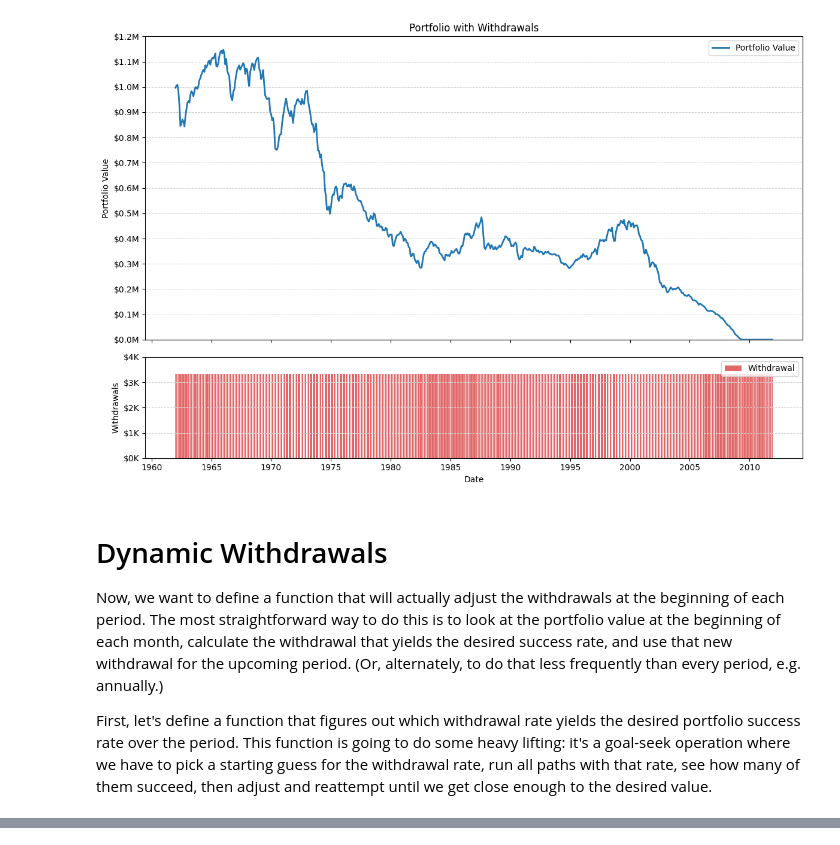
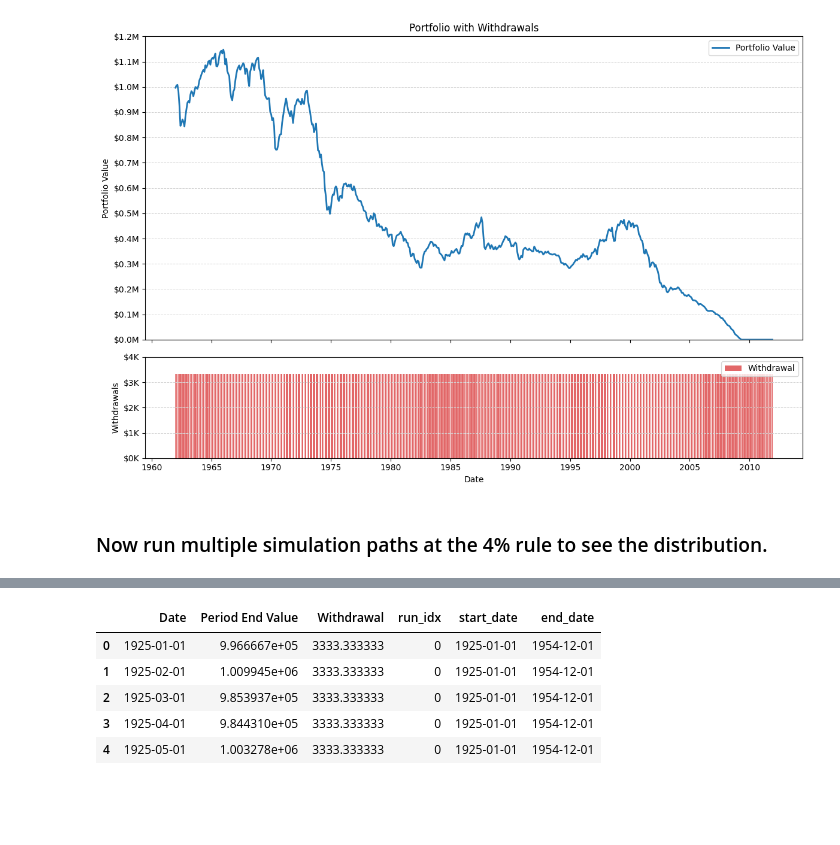
Before and after one commit to rogercost/fire-guardrails, a Jupyter notebook: Guardrails.ipynb, the cells around one changed output, grey strips where cells are left out. Cells and saved outputs as stored; diff of their text form; code cells hidden in the pictures; blank space fills up the shorter version.

```diff
--- a/Guardrails.ipynb
+++ b/Guardrails.ipynb
@@ -293,10 +291,6 @@ def plot_portfolio(df):
 plot_portfolio(four_pct_simulation)
 # %% [output]
 [figure]
-# %% [markdown]
-# Dynamic Withdrawals
-
-Now, we want to define a function that will actually adjust the withdrawals at the beginning of each period. The most straightforward way to do this is to look at the portfolio value at the beginning of each month, calculate the withdrawal that yields the desired success rate, and use that new withdrawal for the upcoming period. (Or, alternately, to do that less frequently than every period, e.g. annually.)
-
-First, let's define a function that figures out which withdrawal rate yields the desired portfolio success rate over the period. This function is going to do some heavy lifting: it's a goal-seek operation where we have to pick a starting guess for the withdrawal rate, run all paths with that rate, see how many of them succeed, then adjust and reattempt until we get close enough to the desired value.
+# %% [markdown]
+### Now run multiple simulation paths at the 4% rule to see the distribution.
 # %%
@@ -480,0 +401,12 @@ def get_wr_for_fixed_success_rate(df, desired_success_rate, num_months,
+# %%
+    _, four_percent_paths = run_constant_withdrawals(df,
+                                                     annual_withdrawal_rate=0.04,
+                                                     num_months=360,
+                                                     stock_pct=0.75,
+                                                     analysis_start_date='1925-01-01',
+                                                     initial_value=1_000_000,
+                                                     verbose=True,
+                                                     return_full_paths=True)
+
+    four_percent_paths.head()
+# %% [output]
@@ -480,0 +415,6 @@ def get_wr_for_fixed_success_rate(df, desired_success_rate, num_months,
+|  | Date | Period End Value | Withdrawal | run_idx | start_date | end_date |
+| 0 | 1925-01-01 | 9.966667e+05 | 3333.333333 | 0 | 1925-01-01 | 1954-12-01 |
+| 1 | 1925-02-01 | 1.009945e+06 | 3333.333333 | 0 | 1925-01-01 | 1954-12-01 |
+| 2 | 1925-03-01 | 9.853937e+05 | 3333.333333 | 0 | 1925-01-01 | 1954-12-01 |
+| 3 | 1925-04-01 | 9.844310e+05 | 3333.333333 | 0 | 1925-01-01 | 1954-12-01 |
+| 4 | 1925-05-01 | 1.003278e+06 | 3333.333333 | 0 | 1925-01-01 | 1954-12-01 |
```
Also changed, not shown: parts of 11 cells of this notebook.
